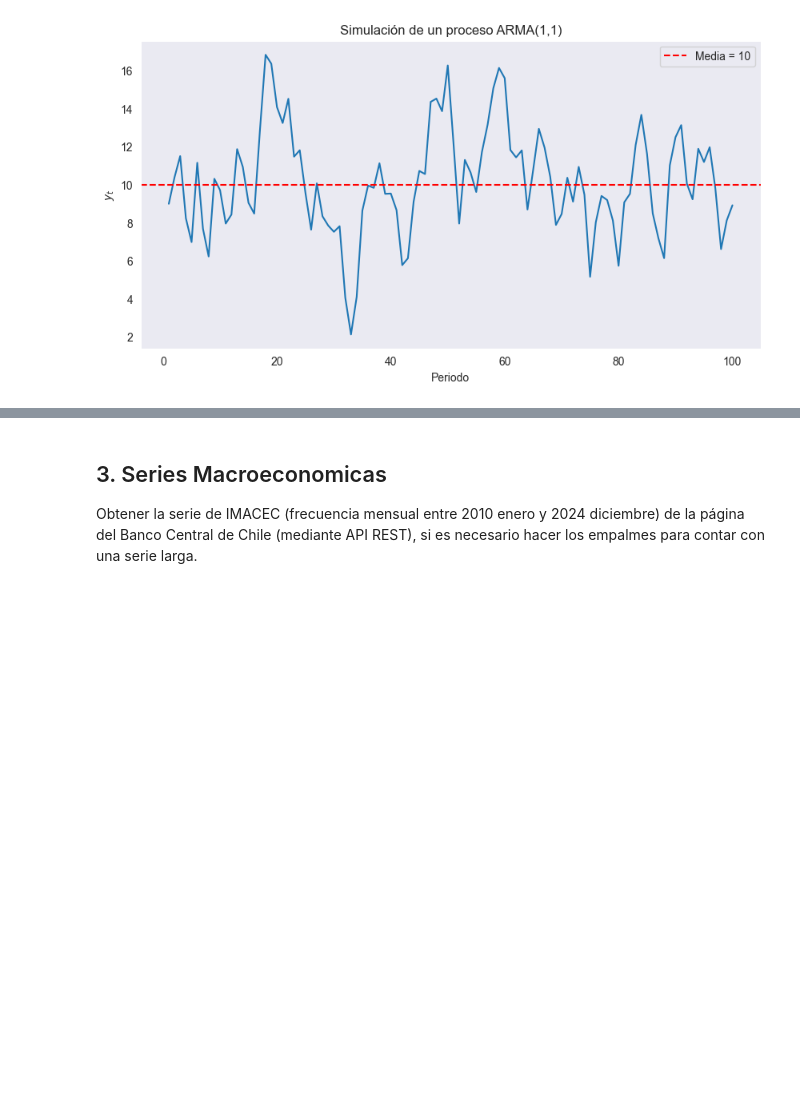
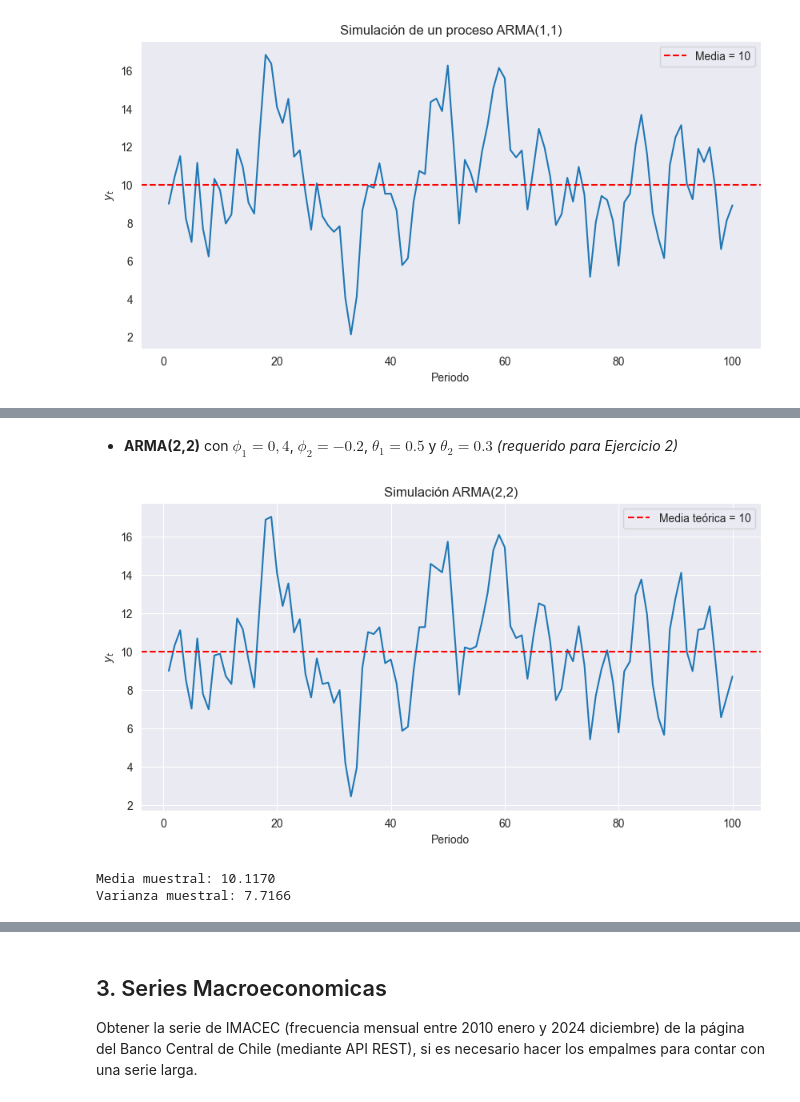
Before and after one commit to Felipe-Lopez-Vergara/ds_finance_-Lopez-, a Jupyter notebook: notebooks/HW_Sesion_4.ipynb, the cells around one changed output, grey strips where cells are left out. Saved outputs shown, nothing was run; the diff lists cells and outputs as text; code cells hidden in the pictures; blank space fills up the shorter version.

```diff
--- a/notebooks/HW_Sesion_4.ipynb
+++ b/notebooks/HW_Sesion_4.ipynb
@@ -206,0 +254,65 @@ ARMA 2.1
+# %% [markdown]
+* **ARMA(2,2)** con $\phi_1 = 0,4$, $\phi_2 = -0.2$, $\theta_1 = 0.5$ y $\theta_2 = 0.3$ *(requerido para Ejercicio 2)*
+# %%
+# Fijar semilla para reproducibilidad
+np.random.seed(123)
+
+# Parámetros
+T = 100
+mu = 10
+phi1 = 0.4
+phi2 = -0.2
+theta1 = 0.5
+theta2 = 0.3
+sigma = np.sqrt(3)
+
+# Constante
+c = mu * (1 - phi1 - phi2)
+
+# Vectores
+y = np.zeros(T)
+eps = np.random.normal(0, sigma, T)
+
+# Condiciones iniciales
+y[0] = 9
+y[1] = 10.3
+
+# Suponemos ε0 = ε−1 = 0
+eps_m1 = 0
+eps_m2 = 0
+
+# Simulación recursiva
+for t in range(2, T):
+
+    e1 = eps[t-1] if t-1 >= 0 else 0
+    e2 = eps[t-2] if t-2 >= 0 else 0
+
+    y[t] = (
+        c
+        + phi1 * y[t-1]
+        + phi2 * y[t-2]
+        + eps[t]
+        + theta1 * e1
+        + theta2 * e2
+    )
+
+# Graficar
+plt.figure(figsize=(10,5))
+plt.plot(range(1, T+1), y)
+plt.axhline(mu, color='red',
+            linestyle='--',
+            label='Media teórica = 10')
+plt.xlabel('Periodo')
+plt.ylabel('$y_t$')
+plt.title('Simulación ARMA(2,2)')
+plt.legend()
+plt.grid(True)
+plt.show()
+
+# Algunas estadísticas
+print(f"Media muestral: {np.mean(y):.4f}")
+print(f"Varianza muestral: {np.var(y):.4f}")
+# %% [output]
+[figure, added]
+Media muestral: 10.1170
+Varianza muestral: 7.7166
```
Also changed, not shown: parts of 43 cells of this notebook.
